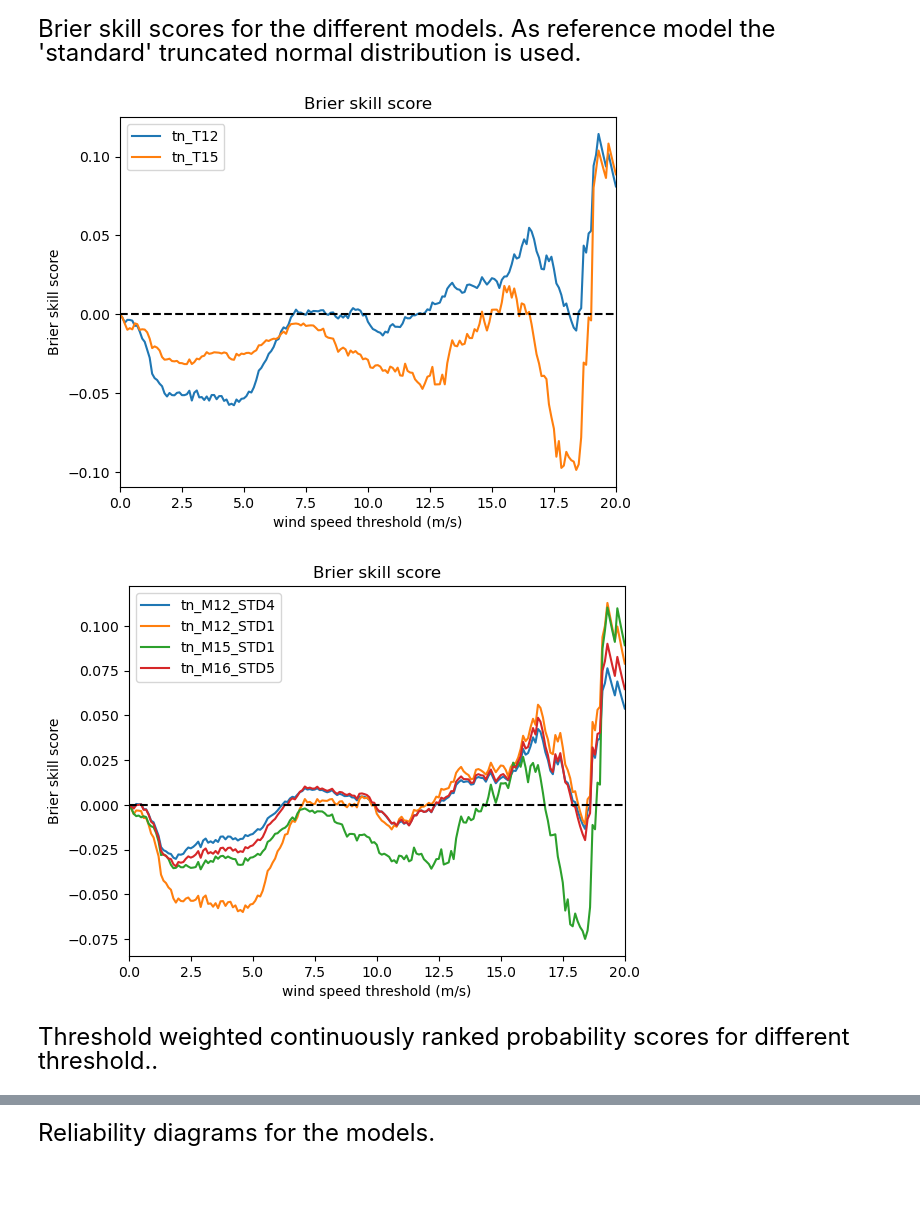
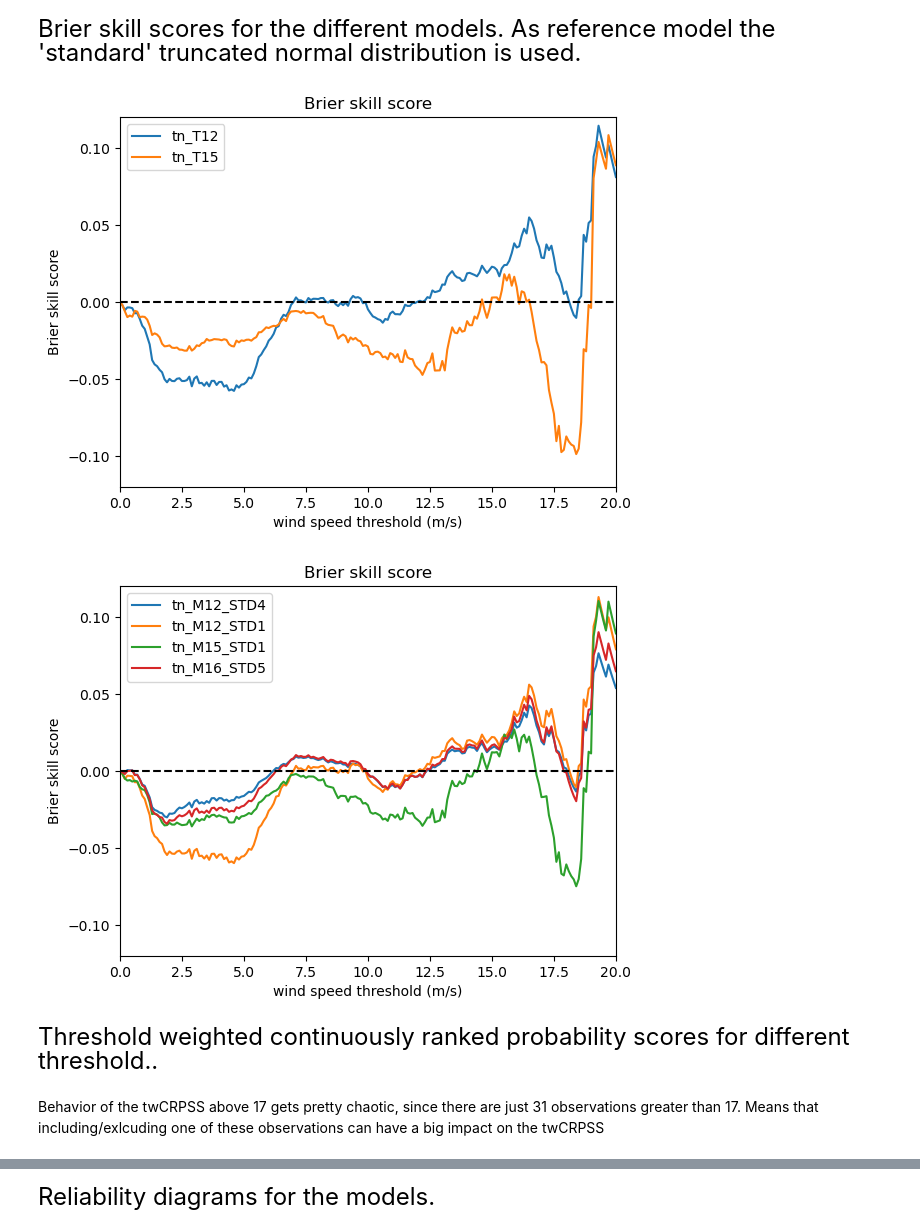
Before and after one commit to SimonHakvoort/thesiscode, a Jupyter notebook: src/emos_results/overview.ipynb, the cells around one changed output, grey strips where cells are left out. Saved outputs shown, nothing was run; the diff lists cells and outputs as text; code cells hidden in the pictures; blank space fills up the shorter version.

```diff
--- a/src/emos_results/overview.ipynb
+++ b/src/emos_results/overview.ipynb
@@ -115,14 +137,16 @@ There are 7780 values in the PIT diagram
 <font size="5"> Brier skill scores for the different models. As reference model the 'standard' truncated normal distribution is used.</font>
 # %%
 values = np.linspace(0, 20, 201)
-
-brier_skill_plot(tn, tn_I_dict, X_test, y_test, variances_test, values)
-brier_skill_plot(tn, tn_CDF_dict, X_test, y_test, variances_test, values)
+ylim = [-0.12, 0.12]
+brier_skill_plot(tn, tn_I_dict, X_test, y_test, variances_test, values, ylim=ylim)
+brier_skill_plot(tn, tn_CDF_dict, X_test, y_test, variances_test, values, ylim=ylim)
 # %% [output]
-[figure, old version]
+[figure, new version]
-[figure, old version]
+[figure, new version]
 # %% [markdown]
 <font size="5"> Threshold weighted continuously ranked probability scores for different threshold..</font>
+# %% [markdown]
+Behavior of the twCRPSS above 17 gets pretty chaotic, since there are just 31 observations greater than 17. Means that including/exlcuding one of these observations can have a big impact on the twCRPSS
 # %%
 make_twcrpss_plot(tn, tn_I_dict, X_test, y_test, variances_test, values)
 make_twcrpss_plot(tn, tn_CDF_dict, X_test, y_test, variances_test, values)
```
Also changed, not shown: parts of 24 cells of this notebook, 11 other files.
